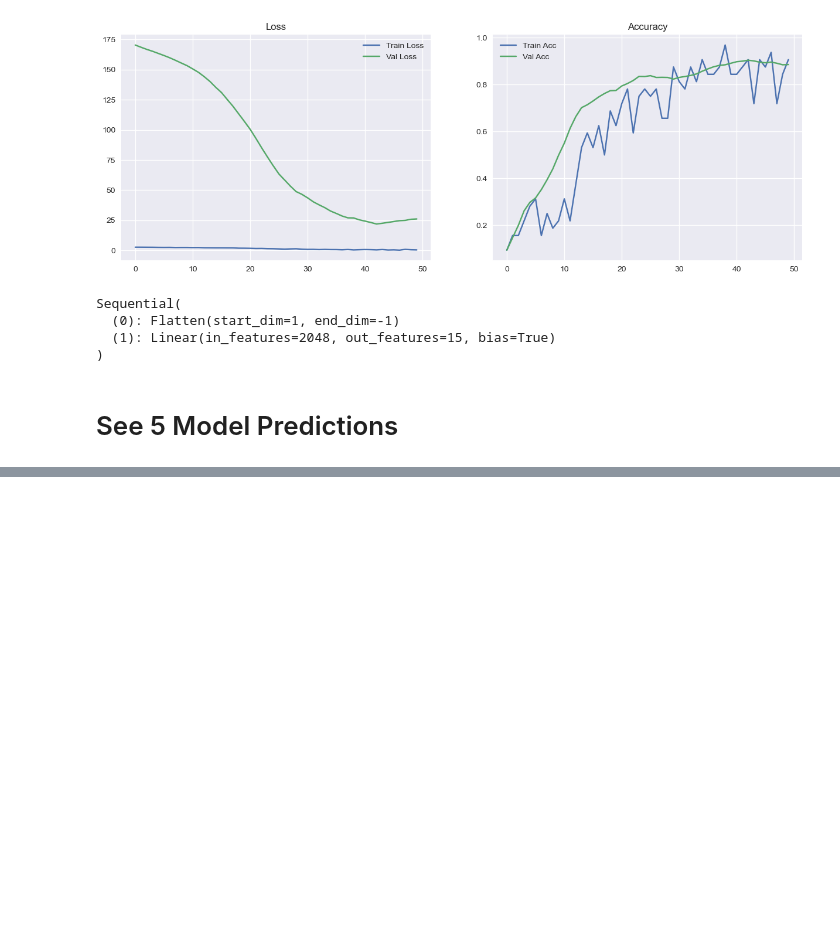
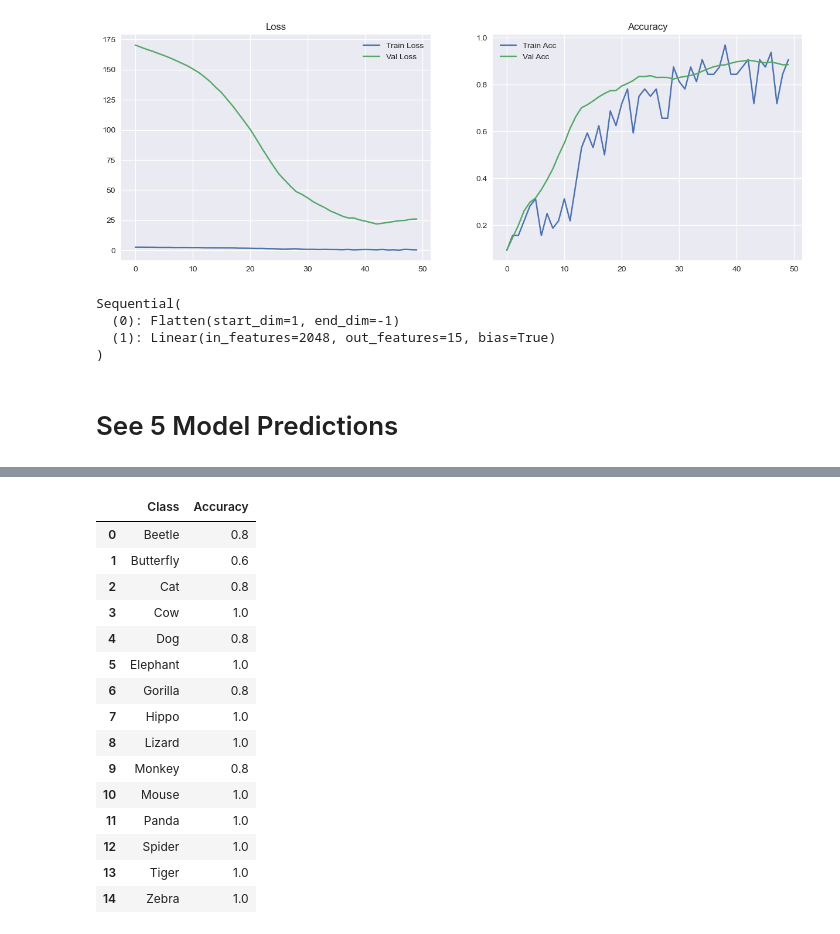
Before and after one commit to tricao7/DeepLearningPipeline, a Jupyter notebook: MultiLabel_Classification.ipynb, the cells around one changed output, grey strips where cells are left out. Drawn from its saved outputs; the diff is of its cells as text; code cells hidden in the pictures; blank space fills up the shorter version.

```diff
--- a/MultiLabel_Classification.ipynb
+++ b/MultiLabel_Classification.ipynb
@@ -326,8 +246,8 @@ train_dataset = ImageFolder(PATH + 'Training_Data', transform=transforms)
 val_dataset = ImageFolder(PATH + 'Validation_Data', transform=val_transforms)
 
 # Create a DataLoader for Training and Validation
-train_dl = DataLoader(train_dataset, batch_size=32, shuffle=True)
-val_dl = DataLoader(val_dataset, batch_size=32, shuffle=False)
+train_dl = DataLoader(train_dataset, batch_size=64, shuffle=True)
+val_dl = DataLoader(val_dataset, batch_size=64, shuffle=False)
 # %%
 class PretrainedModel(nn.Module):
     def __init__(self, seed=1782, model=None, device='cpu'):
@@ -559,0 +486,35 @@ Clipping input data to the valid range for imshow with RGB data ([0..1] for floa
+# %%
+scheduled_airflow = ImageFolder(PATH + 'val_small', transform=schedule_transform)
+schedule_val_dl = DataLoader(scheduled_airflow, batch_size=len(scheduled_airflow), shuffle=False)
+# %%
+# Calculate the Accuracy per Class
+def class_accuracy(model, val_dl):
+    '''
+    Calculate the Accuracy per Class
+    Parameters:
+        model - PyTorch Model
+        val_dl - Validation DataLoader
+    Returns:
+        class_acc - Dictionary of Class Accuracy
+    '''
+    class_acc = {}
+    model.to(device)
+    model.eval()
+    with torch.no_grad():
+        for x, y in val_dl:
+            x = x.to(device)
+            y = y.to(device)
+            y_hat = model(x).logits
+            _, predicted = torch.max(y_hat, 1)
+            for i in range(len(predicted)):
+                if predicted[i].item() == y[i].item():
+                    if y[i].item() in class_acc:
+                        class_acc[y[i].item()] += 1
+                    else:
+                        class_acc[y[i].item()] = 1
+    for k, v in class_acc.items():
+        class_acc[k] = round(v / 5, 2)
+    return class_acc
+
+class_acc = class_accuracy(model, schedule_val_dl)
+class_acc
@@ -559,0 +537,22 @@ Clipping input data to the valid range for imshow with RGB data ([0..1] for floa
+# %%
+df = pd.DataFrame(class_acc.items(), columns=['Class', 'Accuracy'])
+df['Class'] = df['Class'].apply(lambda x: scheduled_airflow.classes[x])
+#df = df.sort_values('Accuracy', ascending=False)
+df
+# %% [output]
+|  | Class | Accuracy |
+| 0 | Beetle | 0.8 |
+| 1 | Butterfly | 0.6 |
+| 2 | Cat | 0.8 |
+| 3 | Cow | 1.0 |
+| 4 | Dog | 0.8 |
+| 5 | Elephant | 1.0 |
+| 6 | Gorilla | 0.8 |
+| 7 | Hippo | 1.0 |
+| 8 | Lizard | 1.0 |
+| 9 | Monkey | 0.8 |
+| 10 | Mouse | 1.0 |
+| 11 | Panda | 1.0 |
+| 12 | Spider | 1.0 |
+| 13 | Tiger | 1.0 |
+| 14 | Zebra | 1.0 |
```
Also changed, not shown: parts of 15 cells of this notebook.
